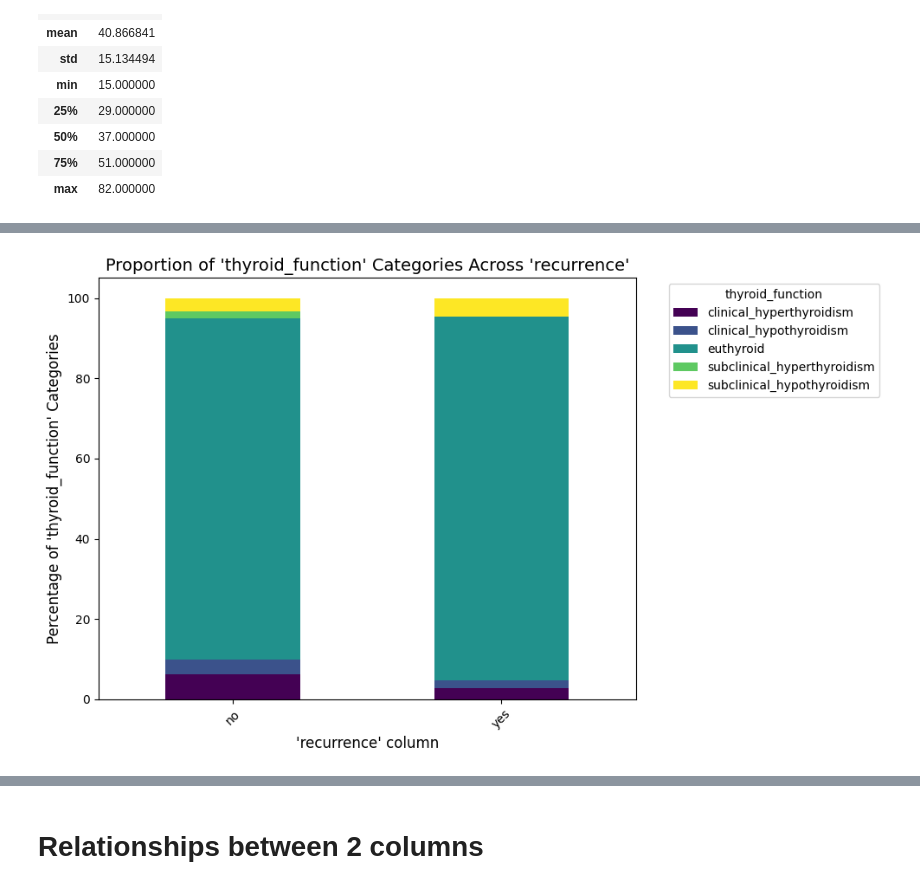
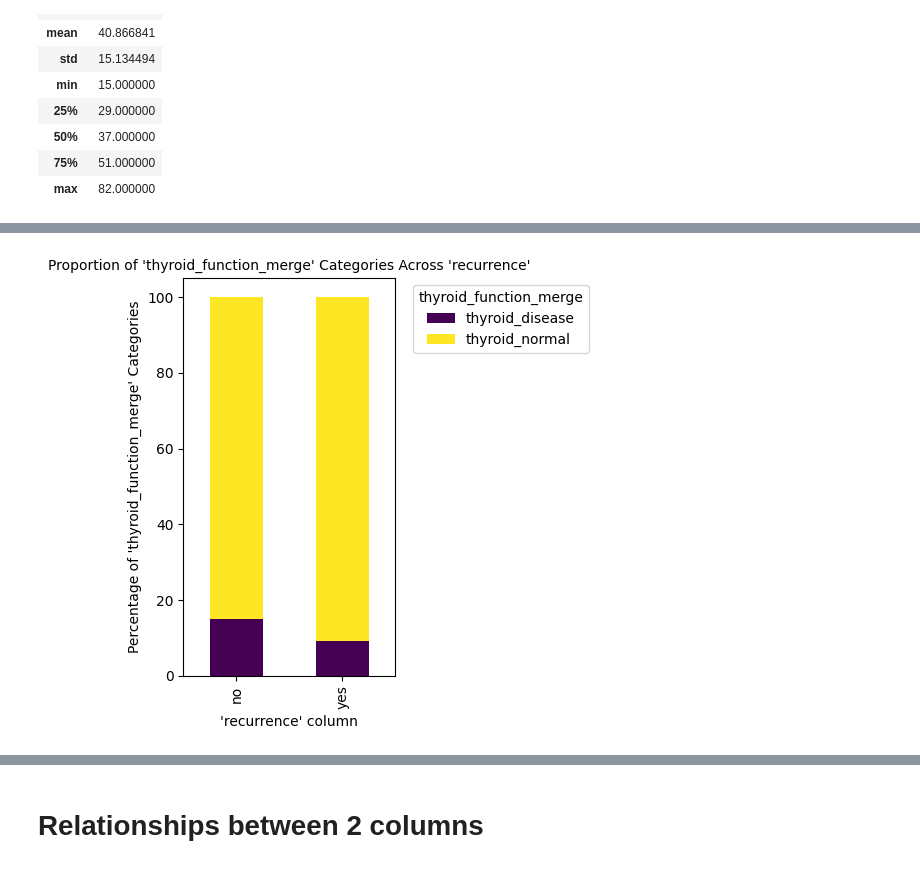
Before and after one commit to madmaxtoastflytiger/CaptStone2-Thyroid-Disease, a Jupyter notebook: 3_ThyroidDisease_EDA.ipynb, the cells around one changed output, grey strips where cells are left out. Drawn from its saved outputs; the diff is of its cells as text; code cells hidden in the pictures.

Commit message:
added data understanding

```diff
--- a/3_ThyroidDisease_EDA.ipynb
+++ b/3_ThyroidDisease_EDA.ipynb
@@ -212,5 +249,5 @@ MyCustDataSciLib.quick_stacked_bar_graph (df,'thyroid_function', 'response')
 # %%
-MyCustDataSciLib.quick_stacked_bar_graph (df,'thyroid_function', 'recurrence')
+MyCustDataSciLib.quick_stacked_bar_graph (df,'thyroid_function_merge', 'recurrence')
 # %% [output]
-[figure, old version]
+[figure, new version]
 # %%
```
Also changed, not shown: parts of 44 cells of this notebook, 2 other files.
